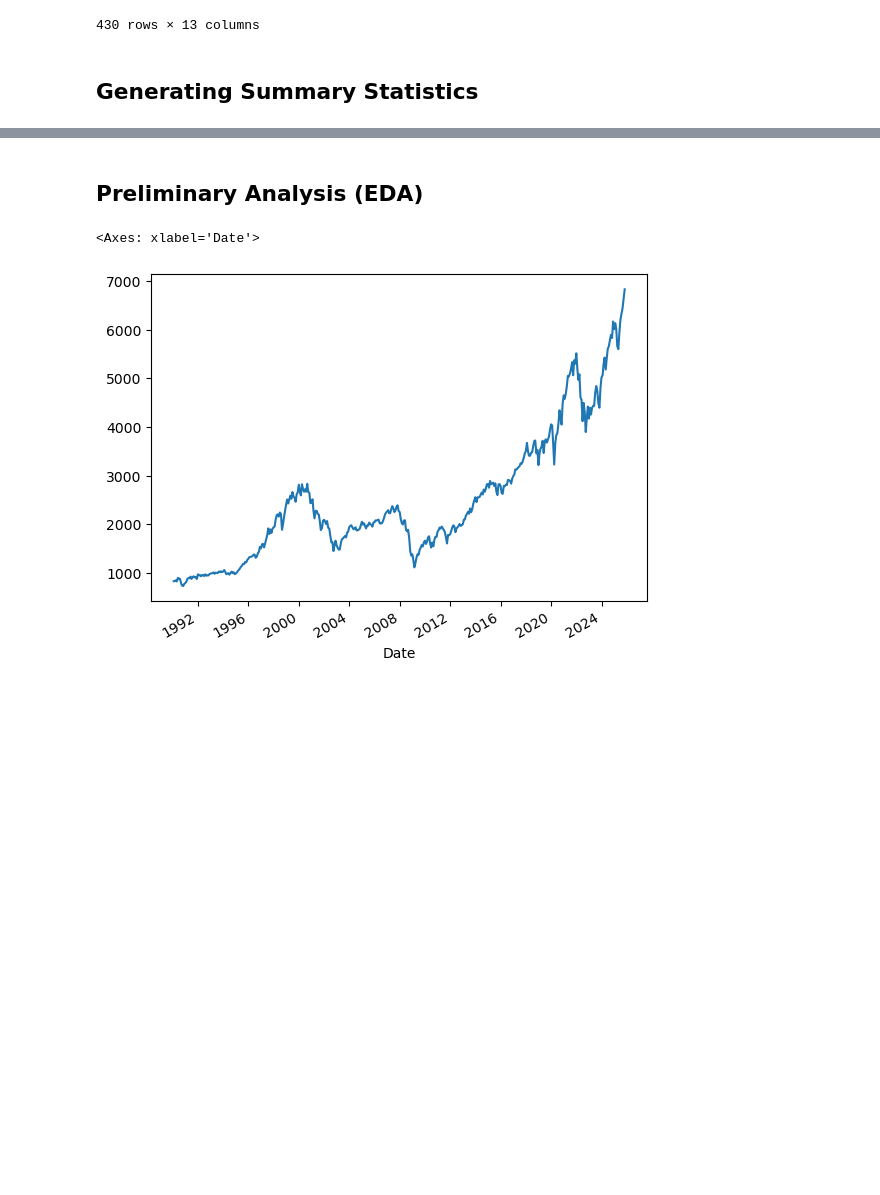
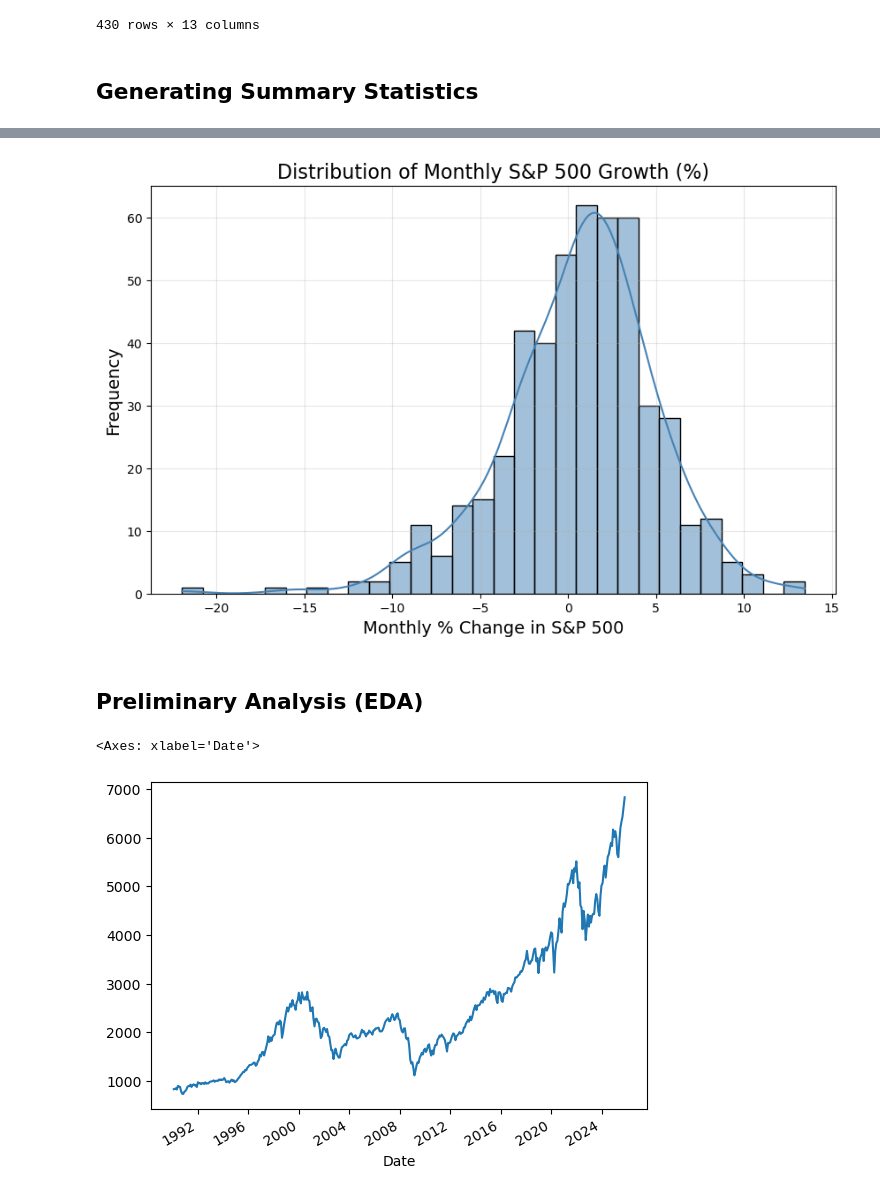
Before and after one commit to AL2024UCSD/sp500trends, a Jupyter notebook: mainwork_withanalysis.ipynb, the cells around one changed output, grey strips where cells are left out. Cells and saved outputs as stored; diff of their text form; code cells hidden in the pictures; blank space fills up the shorter version.

```diff
--- a/mainwork_withanalysis.ipynb
+++ b/mainwork_withanalysis.ipynb
@@ -435,6 +435,21 @@ merged_yearly_with_changes_cleaned_summary
 | UNEMPLOYMENT RATE CHANGE RATE | 34.0 | 1.602000e+00 | 2.705400e+01 | -3.384800e+01 | -9.243000e+00 | -7.268000e+00 | 3.577000e+00 | 1.204080e+02 | 1 |
 | VIX | 35.0 | 1.946700e+01 | 5.810000e+00 | 1.109000e+01 | 1.542000e+01 | 1.753600e+01 | 2.375900e+01 | 3.269500e+01 | 0 |
 | VIX CHANGE RATE | 34.0 | 2.688000e+00 | 3.076400e+01 | -3.427900e+01 | -1.906600e+01 | -4.572000e+00 | 1.347300e+01 | 9.009300e+01 | 1 |
+# %%
+import seaborn as sns
+
+sp500_changes = merged_monthly_df_with_changes['SP500 CHANGE RATE'].dropna()
+
+plt.figure(figsize=(10, 6))
+sns.histplot(sp500_changes, bins=30, kde=True, color='steelblue')
+
+plt.title("Distribution of Monthly S&P 500 Growth (%)", fontsize=16)
+plt.xlabel("Monthly % Change in S&P 500", fontsize=14)
+plt.ylabel("Frequency", fontsize=14)
+plt.grid(alpha=0.3)
+plt.show()
+# %% [output]
+[figure, added]
 # %% [markdown]
 ## Preliminary Analysis (EDA)
 # %%
```
Also changed, not shown: parts of 2 cells of this notebook.
